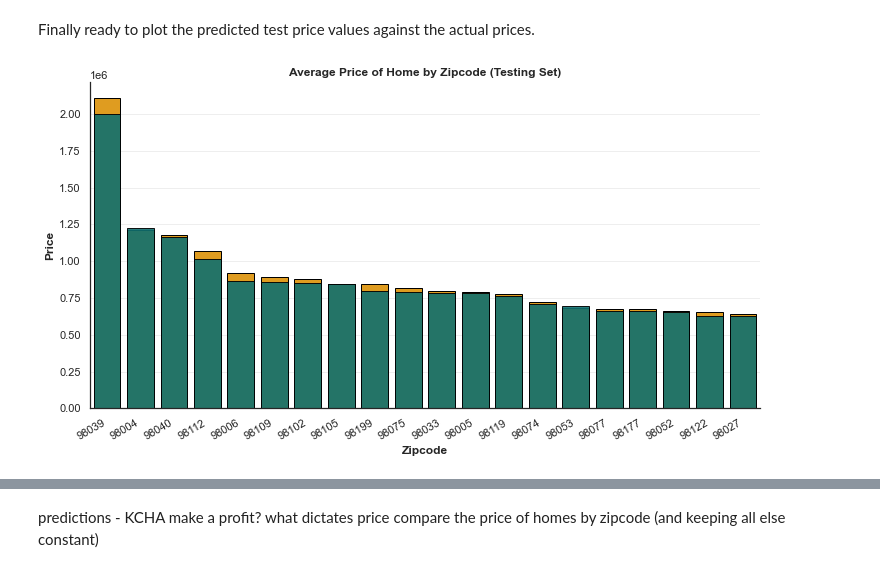
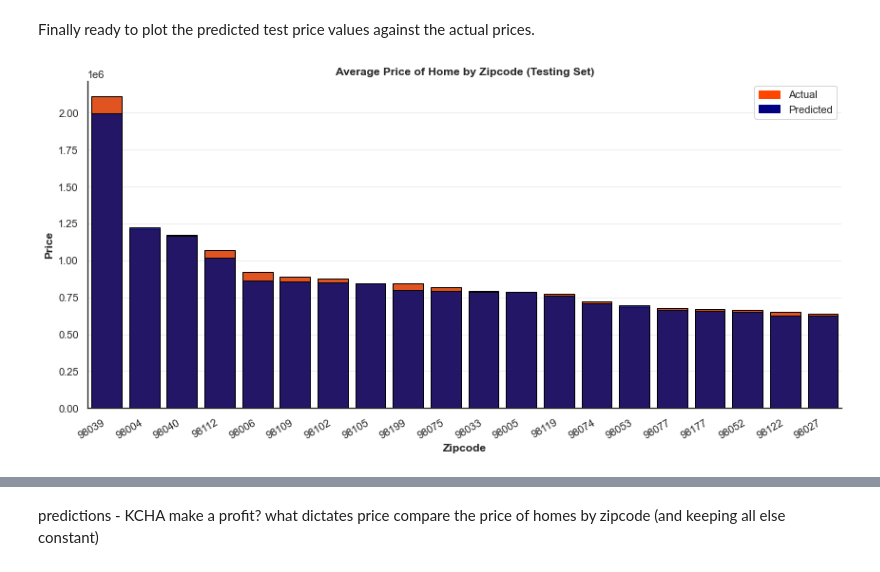
Before and after one commit to eric8395/Housing_Market_Linear_Regression, a Jupyter notebook: Housing Market Linear Regression.ipynb, the cells around one changed output, grey strips where cells are left out. Drawn from its saved outputs; the diff is of its cells as text; code cells hidden in the pictures.

Commit message:
finalized zipcode viz

```diff
--- a/Housing Market Linear Regression.ipynb
+++ b/Housing Market Linear Regression.ipynb
@@ -2120,34 +2122,41 @@ ax = sns.barplot(data = most_expensive,
            edgecolor = 'black',
            linewidth = 1,
            order= most_expensive.sort_values('actual_price', ascending = False).zipcode,
-           color = 'orange')
+           color = 'orangered')
 
 # plots predicted price
 ax = sns.barplot(data = most_expensive,
            x = 'zipcode',
            y = 'predicted_price',
            edgecolor = 'black',
            linewidth = 1,
            order= most_expensive.sort_values('predicted_price', ascending = False).zipcode,
-           color = 'teal',
+           color = 'navy',
            alpha = 0.9)
 
 # rotate xticks labels
 plt.xticks(rotation=30, ha='right')
 
 # set labels
 ax.set_title("Average Price of Home by Zipcode (Testing Set)", weight = "bold")
 ax.set_ylabel("Price", weight = "bold")
 ax.set_xlabel("Zipcode", weight = "bold")
 
 # removes top and right side axis
 sns.despine(right = True)
 
 # set gridline visibility
 ax.set_axisbelow(True)
 ax.yaxis.grid(True, color='#EEEEEE')
 ax.xaxis.grid(False)
 
+# plot legend
+top_bar = mpatches.Patch(color='orangered', label='Actual')
+bottom_bar = mpatches.Patch(color='navy', label='Predicted')
+plt.legend(handles=[top_bar, bottom_bar])
+
+plt.tight_layout()
 plt.show()
+fig.savefig('images/average_price_by_zipcode.png');
 # %% [output]
-[figure, old version]
+[figure, new version]
```
Also changed, not shown: parts of 13 cells of this notebook, 5 other files.
